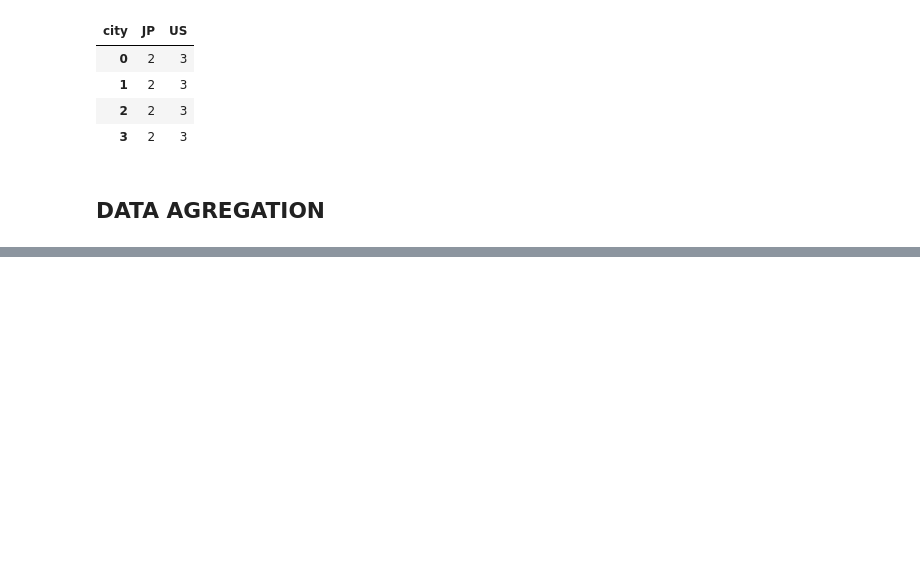
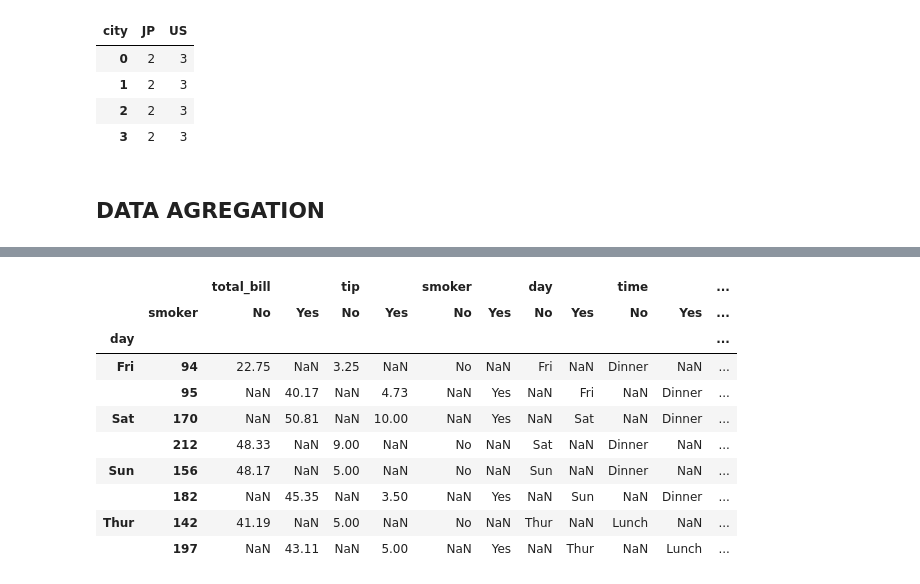
Before and after one commit to ferreiramr/livroPythonForDataAnalysis_WesMcKinney, a Jupyter notebook: chapter10_DataAggregationAndGroupOperations.ipynb, the cells around one changed output, grey strips where cells are left out. Cells and saved outputs as stored; diff of their text form; code cells hidden in the pictures; blank space fills up the shorter version.

```diff
--- a/chapter10_DataAggregationAndGroupOperations.ipynb
+++ b/chapter10_DataAggregationAndGroupOperations.ipynb
@@ -355,0 +358,2 @@ grouped.describe()
+# %%
+tips = pd.read_csv('examples/tips.csv')
@@ -355,0 +369,2 @@ grouped.describe()
+# %%
+tips['tip_pct'] = tips['tip'] / tips['total_bill']
@@ -355,0 +526,3 @@ grouped.describe()
+# %%
+def top(df, n=5, column='tip_pct'):
+    return df.sort_values(by=column)[-n:]
@@ -355,0 +567,2 @@ grouped.describe()
+# %%
+result = tips.groupby(['smoker', 'day']).apply(top, n=1, column='total_bill')
@@ -355,0 +582,14 @@ grouped.describe()
+# %%
+result.unstack('smoker')
+# %% [output]
+|  |  | total_bill |  | tip |  | smoker |  | day |  | time |  | ... |
+|  | smoker | No | Yes | No | Yes | No | Yes | No | Yes | No | Yes | ... |
+| day |  |  |  |  |  |  |  |  |  |  |  | ... |
+| Fri | 94 | 22.75 | NaN | 3.25 | NaN | No | NaN | Fri | NaN | Dinner | NaN | ... |
+|  | 95 | NaN | 40.17 | NaN | 4.73 | NaN | Yes | NaN | Fri | NaN | Dinner | ... |
+| Sat | 170 | NaN | 50.81 | NaN | 10.00 | NaN | Yes | NaN | Sat | NaN | Dinner | ... |
+|  | 212 | 48.33 | NaN | 9.00 | NaN | No | NaN | Sat | NaN | Dinner | NaN | ... |
+| Sun | 156 | 48.17 | NaN | 5.00 | NaN | No | NaN | Sun | NaN | Dinner | NaN | ... |
+|  | 182 | NaN | 45.35 | NaN | 3.50 | NaN | Yes | NaN | Sun | NaN | Dinner | ... |
+| Thur | 142 | 41.19 | NaN | 5.00 | NaN | No | NaN | Thur | NaN | Lunch | NaN | ... |
+|  | 197 | NaN | 43.11 | NaN | 5.00 | NaN | Yes | NaN | Thur | NaN | Lunch | ... |
```
Also changed, not shown: parts of 120 cells of this notebook, 1 other file.
